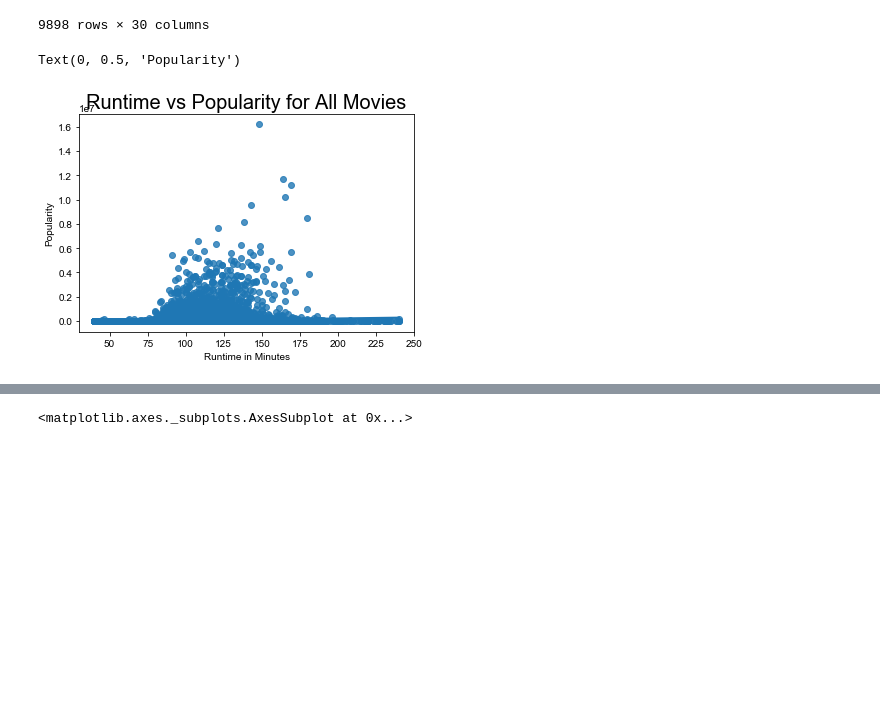
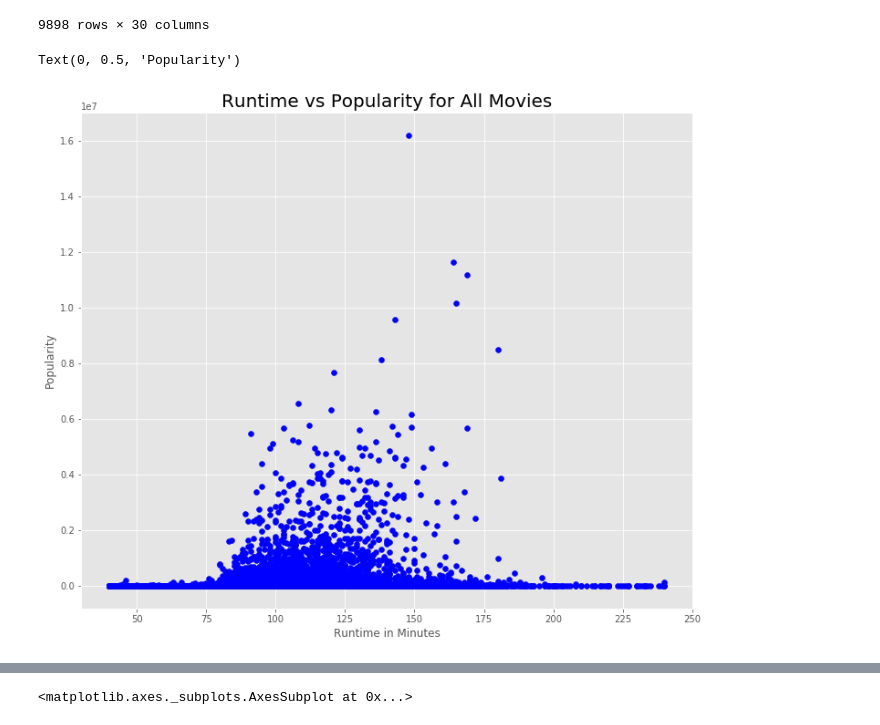
Before and after one commit to lilisbeit/Microsoft-Movies-Project, a Jupyter notebook: Microsoft-Movies-Notebook.ipynb, the cells around one changed output, grey strips where cells are left out. Drawn from its saved outputs; the diff is of its cells as text; code cells hidden in the pictures; blank space fills up the shorter version.

Commit message:
make regression plots scatter not regression

```diff
--- a/Microsoft-Movies-Notebook.ipynb
+++ b/Microsoft-Movies-Notebook.ipynb
@@ -822,12 +822,13 @@ runtime_aca_df
 # %%
 #plot runtime vs popularity for all movies
 
-fig = sns.regplot(x="runtime_minutes", y="popularity", data=runtime_ratings_df)
-sns.set(rc={'figure.figsize':(11.7,8.27)})
-fig.set_title('Runtime vs Popularity for All Movies', fontsize=20)
-fig.set_xlabel('Runtime in Minutes')
-fig.set_ylabel('Popularity')
+fig = plt.figure(figsize=(12,10))
+plt.style.use('ggplot')
+plt.scatter(x="runtime_minutes", y="popularity", data=runtime_ratings_df, color='b')
+plt.title('Runtime vs Popularity for All Movies', fontsize=20)
+plt.xlabel('Runtime in Minutes')
+plt.ylabel('Popularity')
 # %% [output]
 Text(0, 0.5, 'Popularity')
-[figure, old version]
+[figure, new version]
 # %%
```
Also changed, not shown: parts of 5 cells of this notebook.
